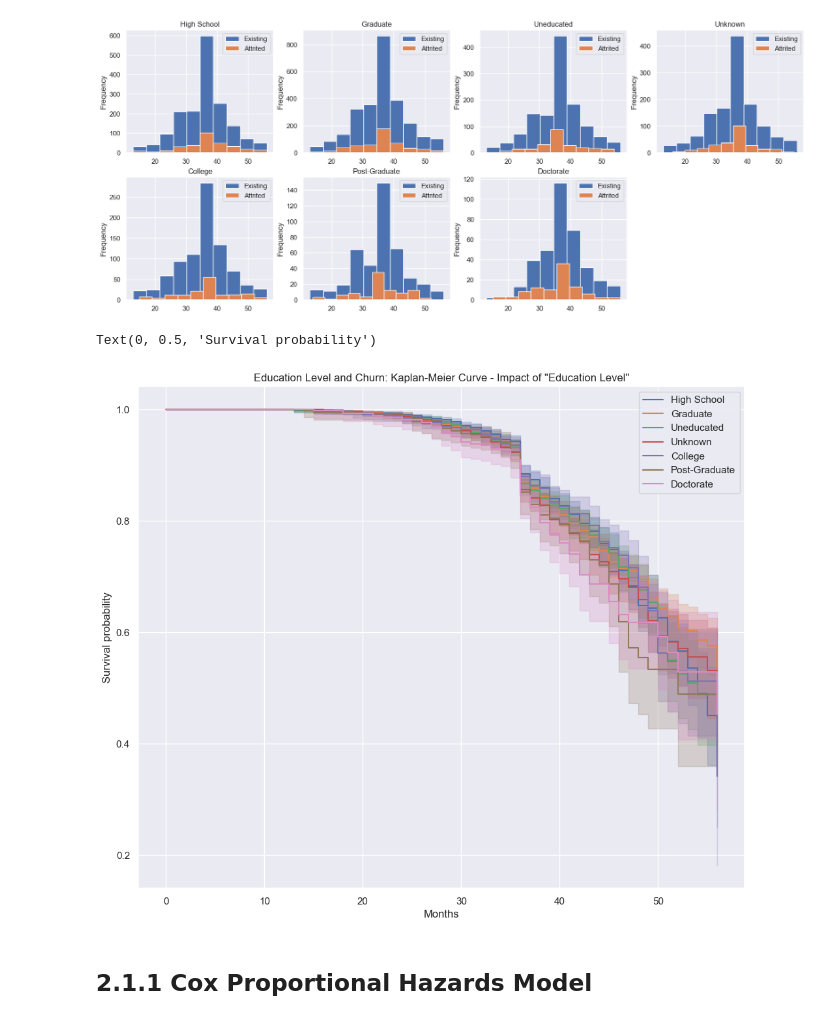
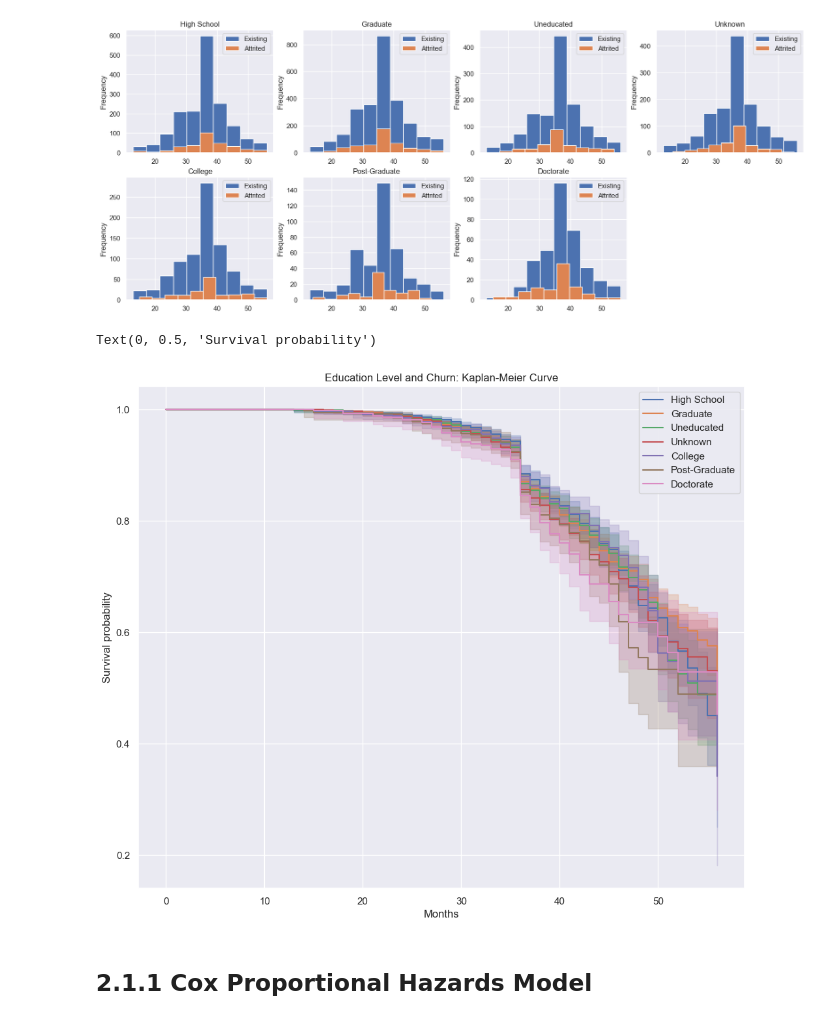
Before and after one commit to giacomofragione/churn_credit_card, a Jupyter notebook: Survival_prob_credit_card.ipynb, the cells around one changed output. Drawn from its saved outputs; the diff is of its cells as text; code cells hidden in the pictures.

```diff
--- a/Survival_prob_credit_card.ipynb
+++ b/Survival_prob_credit_card.ipynb
@@ -192,17 +192,17 @@ ax[7].remove()
 # %%
 fig, ax = plt.subplots(1,1, figsize=(12,10))
 
 for i, df_i in enumerate(df_arr):
 
     kmf.fit(df_i.Months_on_book, df_i.Attrition_Flag)
     kmf.plot(label='{}'.format(val[i]))
 
-plt.title('Education Level and Churn: Kaplan-Meier Curve - Impact of "Education Level"')
+plt.title('Education Level and Churn: Kaplan-Meier Curve')
 plt.xlabel('Months')
 plt.ylabel('Survival probability')
 # %% [output]
 Text(0, 0.5, 'Survival probability')
-[figure, old version]
+[figure, new version]
 # %% [markdown]
 ## 2.1.1 Cox Proportional Hazards Model
 # %%
```
Also changed, not shown: parts of 3 cells of this notebook.
